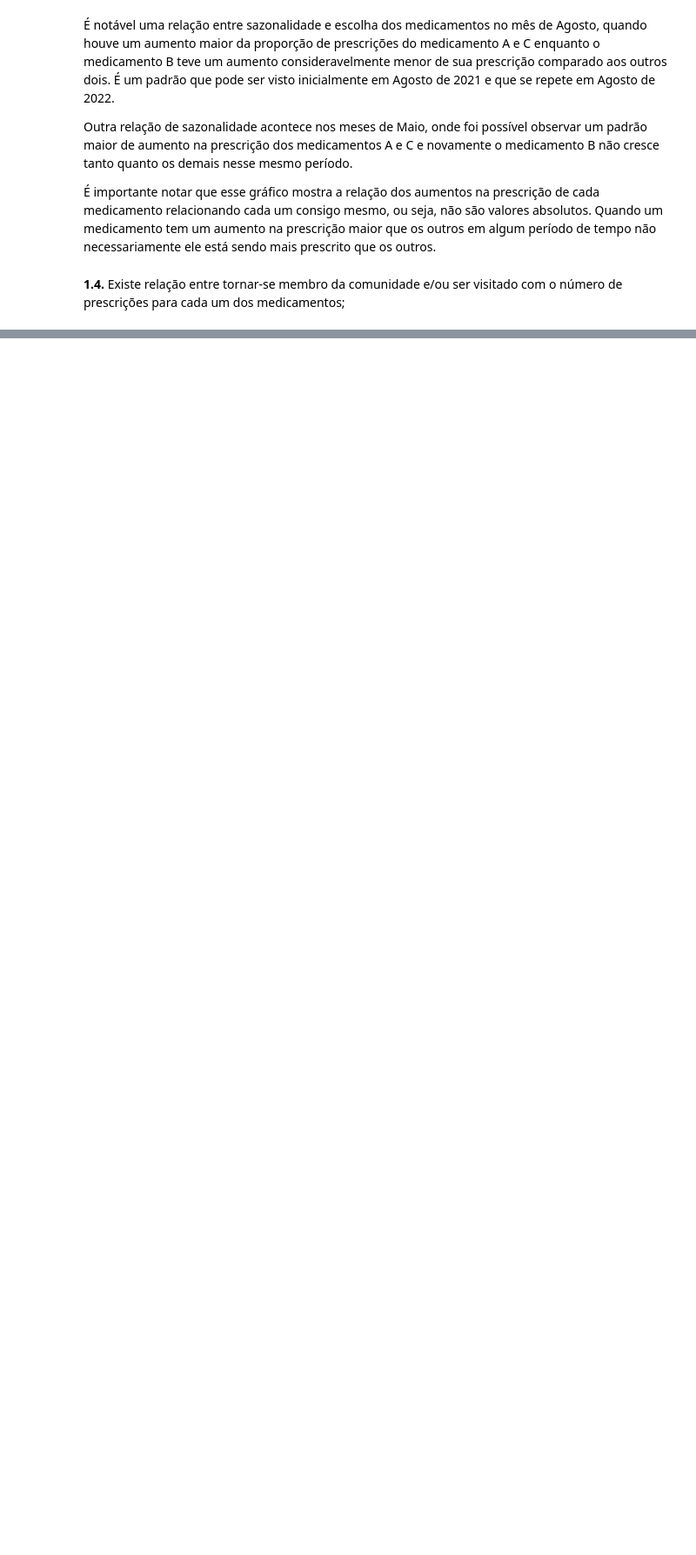
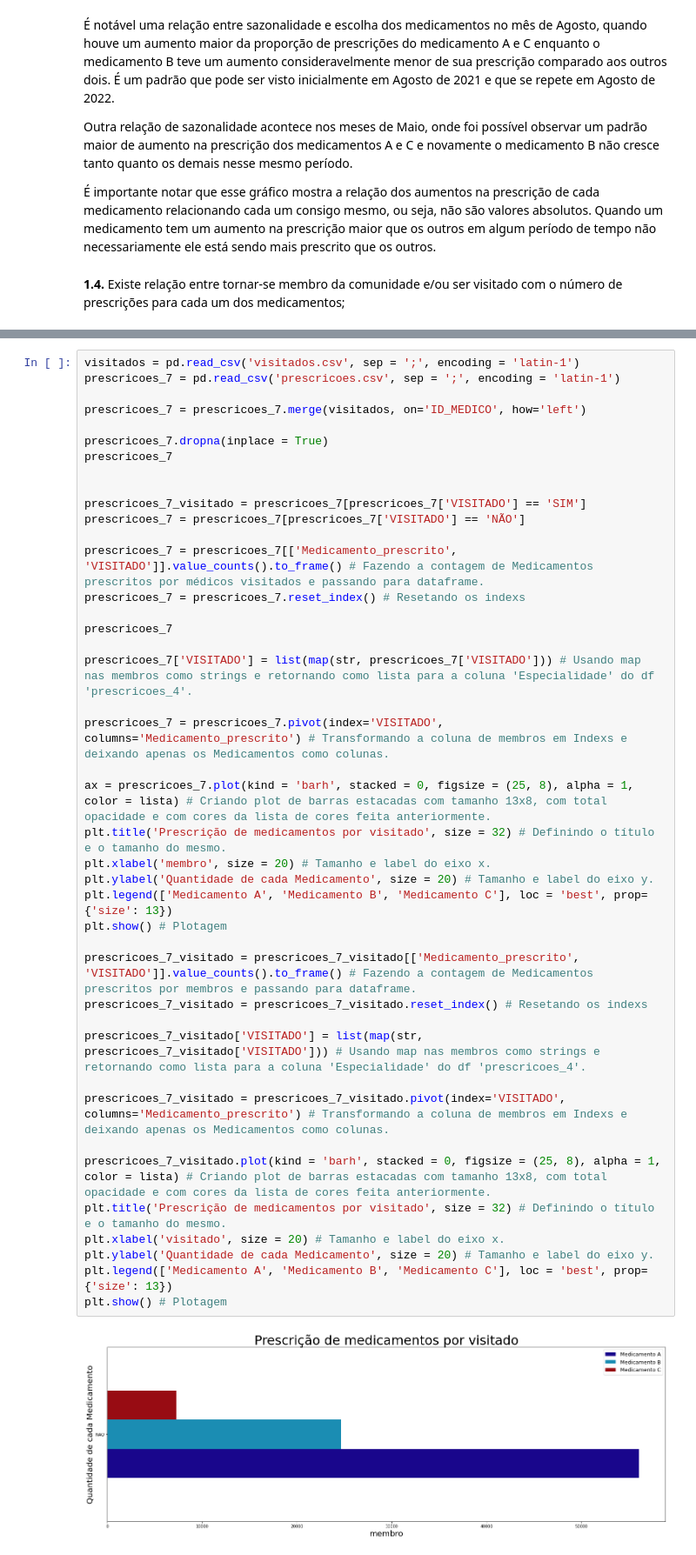
Before and after one commit to Juniorffonseca/processo_seletivo, a Jupyter notebook: teste_processo_seletivo.ipynb, the cells around one changed output, grey strips where cells are left out. Shown at 87% size. Cells and saved outputs as stored; diff of their text form; blank space fills up the shorter version.

```diff
--- a/teste_processo_seletivo.ipynb
+++ b/teste_processo_seletivo.ipynb
@@ -200,0 +242,44 @@ prescricoes_7 = pd.read_csv('prescricoes.csv', sep = ';', encoding = 'latin-1')
+# %%
+visitados = pd.read_csv('visitados.csv', sep = ';', encoding = 'latin-1')
+prescricoes_7 = pd.read_csv('prescricoes.csv', sep = ';', encoding = 'latin-1')
+
+prescricoes_7 = prescricoes_7.merge(visitados, on='ID_MEDICO', how='left')
+
+prescricoes_7.dropna(inplace = True)
+prescricoes_7
+
+
+prescricoes_7_visitado = prescricoes_7[prescricoes_7['VISITADO'] == 'SIM']
+prescricoes_7 = prescricoes_7[prescricoes_7['VISITADO'] == 'NÃO']
+
+prescricoes_7 = prescricoes_7[['Medicamento_prescrito', 'VISITADO']].value_counts().to_frame() # Fazendo a contagem de Medicamentos prescritos por médicos visitados e passando para dataframe.
+prescricoes_7 = prescricoes_7.reset_index() # Resetando os indexs
+
+prescricoes_7
+
+prescricoes_7['VISITADO'] = list(map(str, prescricoes_7['VISITADO'])) # Usando map nas membros como strings e retornando como lista para a coluna 'Especialidade' do df 'prescricoes_4'.
+
+prescricoes_7 = prescricoes_7.pivot(index='VISITADO', columns='Medicamento_prescrito') # Transformando a coluna de membros em Indexs e deixando apenas os Medicamentos como colunas.
+
+ax = prescricoes_7.plot(kind = 'barh', stacked = 0, figsize = (25, 8), alpha = 1, color = lista) # Criando plot de barras estacadas com tamanho 13x8, com total opacidade e com cores da lista de cores feita anteriormente.
+plt.title('Prescrição de medicamentos por visitado', size = 32) # Definindo o título e o tamanho do mesmo.
+plt.xlabel('membro', size = 20) # Tamanho e label do eixo x.
+plt.ylabel('Quantidade de cada Medicamento', size = 20) # Tamanho e label do eixo y.
+plt.legend(['Medicamento A', 'Medicamento B', 'Medicamento C'], loc = 'best', prop={'size': 13})
+plt.show() # Plotagem
+
+prescricoes_7_visitado = prescricoes_7_visitado[['Medicamento_prescrito', 'VISITADO']].value_counts().to_frame() # Fazendo a contagem de Medicamentos prescritos por membros e passando para dataframe.
+prescricoes_7_visitado = prescricoes_7_visitado.reset_index() # Resetando os indexs
+
+prescricoes_7_visitado['VISITADO'] = list(map(str, prescricoes_7_visitado['VISITADO'])) # Usando map nas membros como strings e retornando como lista para a coluna 'Especialidade' do df 'prescricoes_4'.
+
+prescricoes_7_visitado = prescricoes_7_visitado.pivot(index='VISITADO', columns='Medicamento_prescrito') # Transformando a coluna de membros em Indexs e deixando apenas os Medicamentos como colunas.
+
+prescricoes_7_visitado.plot(kind = 'barh', stacked = 0, figsize = (25, 8), alpha = 1, color = lista) # Criando plot de barras estacadas com tamanho 13x8, com total opacidade e com cores da lista de cores feita anteriormente.
+plt.title('Prescrição de medicamentos por visitado', size = 32) # Definindo o título e o tamanho do mesmo.
+plt.xlabel('visitado', size = 20) # Tamanho e label do eixo x.
+plt.ylabel('Quantidade de cada Medicamento', size = 20) # Tamanho e label do eixo y.
+plt.legend(['Medicamento A', 'Medicamento B', 'Medicamento C'], loc = 'best', prop={'size': 13})
+plt.show() # Plotagem
+# %% [output]
+[figure, added]
```
Also changed, not shown: parts of 14 cells of this notebook.
